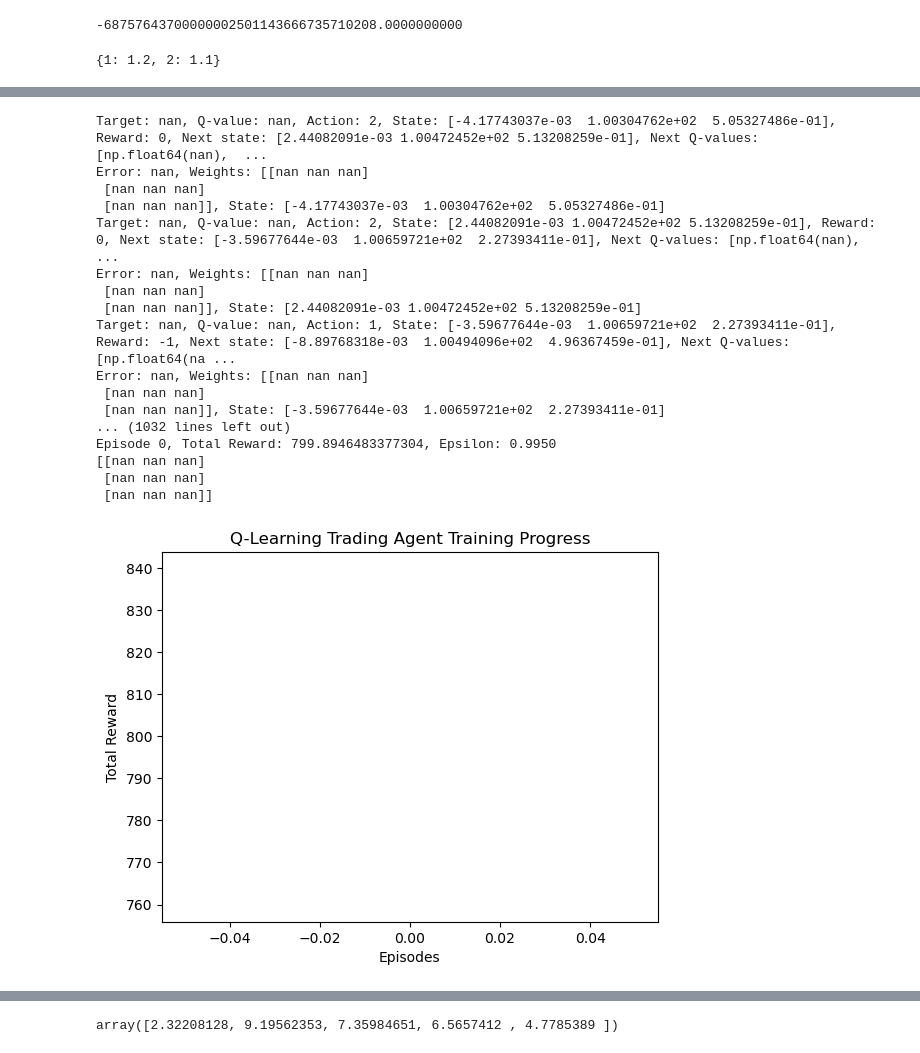
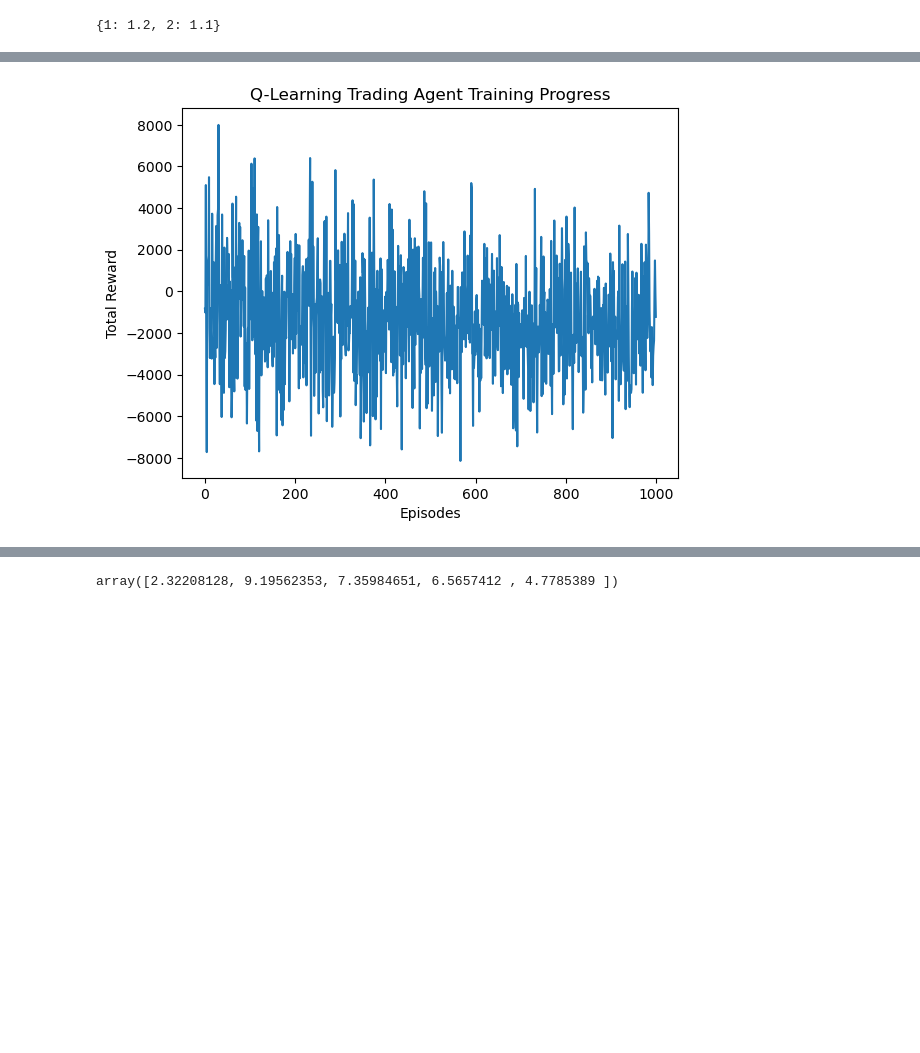
Before and after one commit to nifemiojo/rl-for-trading, a Jupyter notebook: trading_agent_linear_approx/main.ipynb, the cells around one changed output, grey strips where cells are left out. Cells and saved outputs as stored; diff of their text form; code cells hidden in the pictures; blank space fills up the shorter version.

Commit message:
implement standardization for state features

```diff
--- a/trading_agent_linear_approx/main.ipynb
+++ b/trading_agent_linear_approx/main.ipynb
@@ -5,6 +5,6 @@ from stock_market_env import StockMarketEnv
 from trading_agent import LinearQTradingAgent
 
 # Simulated stock prices
-prices = np.random.randn(500) + 100  # Random walk stock prices
+prices = np.random.default_rng().normal(100, 1.5, 1000)  # Random walk stock prices
 price_changes_pct = (prices[1:] / prices[:-1]) - 1
 # %%
@@ -24,7 +15,3 @@ p = np.random.default_rng().normal(100, 1, 10)
-# %%
-print(format(-6.87576437e+34, '.10f'))
-# %% [output]
--68757643700000002501143666735710208.0000000000
 # %%
 x = {0: 1.4, 1: 1.2, 2: 1.1}
 x.pop(0)
@@ -33,13 +20,13 @@ x
 {1: 1.2, 2: 1.1}
 # %%
 # Create the environment
-env = StockMarketEnv(prices[:3])
+env = StockMarketEnv(prices)
 
 # Train the agent
 state_size = 3  # 5 features: return, SMA, EMA, RSI, volatility
 action_size = 3  # Actions: Buy, Hold, Sell
 agent = LinearQTradingAgent(env, state_size, action_size)
-rewards = agent.train(episodes=1)
+rewards = agent.train()
 
 print(agent.weights)
 
@@ -70,21 +53,4 @@ Error: nan, Weights: [[nan nan nan]
-Target: nan, Q-value: nan, Action: 2, State: [-4.17743037e-03  1.00304762e+02  5.05327486e-01], Reward: 0, Next state: [2.44082091e-03 1.00472452e+02 5.13208259e-01], Next Q-values: [np.float64(nan),  ...
-Error: nan, Weights: [[nan nan nan]
- [nan nan nan]
- [nan nan nan]], State: [-4.17743037e-03  1.00304762e+02  5.05327486e-01]
-Target: nan, Q-value: nan, Action: 2, State: [2.44082091e-03 1.00472452e+02 5.13208259e-01], Reward: 0, Next state: [-3.59677644e-03  1.00659721e+02  2.27393411e-01], Next Q-values: [np.float64(nan),  ...
-Error: nan, Weights: [[nan nan nan]
- [nan nan nan]
- [nan nan nan]], State: [2.44082091e-03 1.00472452e+02 5.13208259e-01]
-Target: nan, Q-value: nan, Action: 1, State: [-3.59677644e-03  1.00659721e+02  2.27393411e-01], Reward: -1, Next state: [-8.89768318e-03  1.00494096e+02  4.96367459e-01], Next Q-values: [np.float64(na ...
-Error: nan, Weights: [[nan nan nan]
- [nan nan nan]
- [nan nan nan]], State: [-3.59677644e-03  1.00659721e+02  2.27393411e-01]
-... (1032 lines left out)
-Episode 0, Total Reward: 799.8946483377304, Epsilon: 0.9950
-[[nan nan nan]
- [nan nan nan]
- [nan nan nan]]
-[figure, old version]
+[figure, new version]
 # %%
 rewards = agent.train(episodes=1000)
 
```
Also changed, not shown: parts of 5 cells of this notebook, 2 other files.
